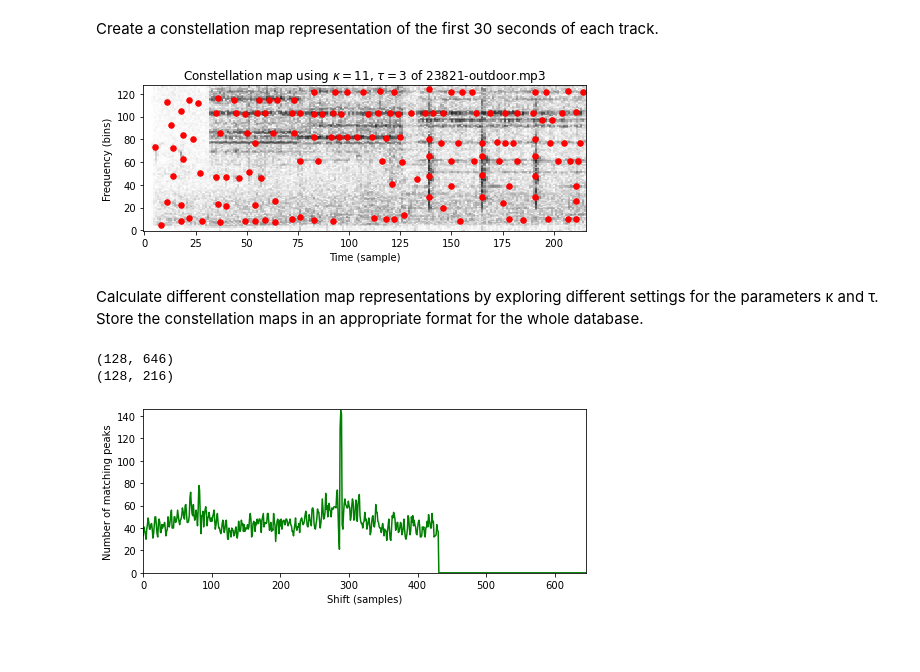
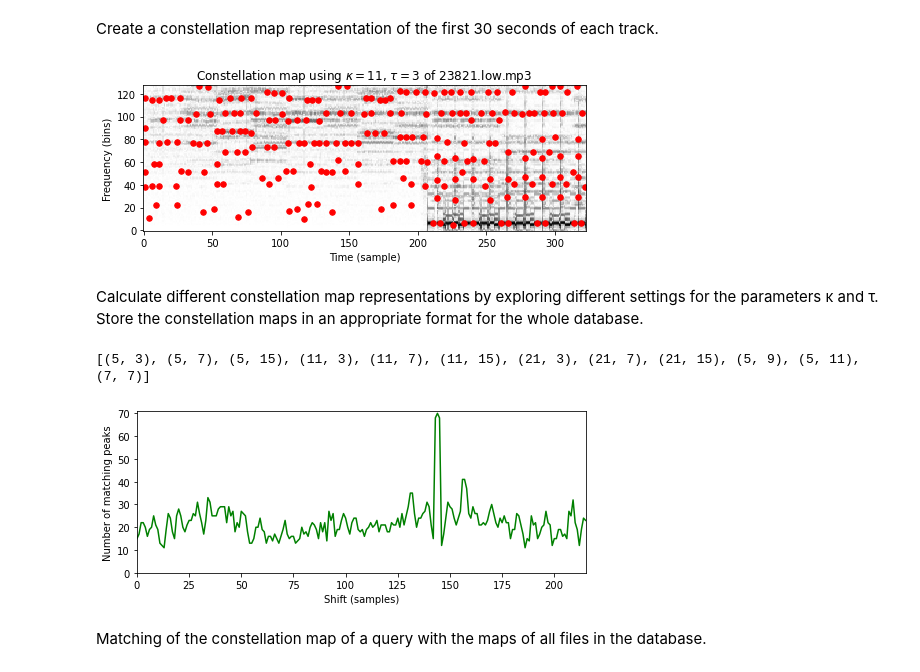
Before and after one commit to Pauhl/EIR-Exercise2, a Jupyter notebook: eir.ipynb, the cells around one changed output. Cells and saved outputs as stored; diff of their text form; code cells hidden in the pictures; blank space fills up the shorter version.

Commit message:
matching

```diff
--- a/eir.ipynb
+++ b/eir.ipynb
@@ -16,6 +16,7 @@ import libfmp.c6
 
 from pathlib import Path
 from itertools import product
+import re
 
 %matplotlib inline
 
@@ -106,7 +107,7 @@ def plot_constellation_map(Cmap, Y=None, xlim=None, ylim=None, title='',
     plt.tight_layout()
     return fig, ax, im
 
-def compute_spectrogram(fn_wav, Fs=22050, N=2048, H=1024, bin_max=128, frame_max=None, duration=10.0):
+def compute_spectrogram(fn_wav, Fs=22050, N=2048, H=1024*2, bin_max=128, frame_max=None, duration=10.0): #changed H for better performance
     x, Fs = librosa.load(fn_wav, sr=Fs, duration=duration) #changed
     x_duration = len(x) / Fs
     X = librosa.stft(x, n_fft=N, hop_length=H, win_length=N, window='hann') #changed
@@ -122,31 +123,33 @@ def compute_spectrogram(fn_wav, Fs=22050, N=2048, H=1024, bin_max=128, frame_max
 Create a constellation map representation of the first 30 seconds of each track.
 # %%
 folder_options = ["original", "coding", "noise", "mobile", "full"]
-folder_name = folder_options[3]
+folder_name = folder_options[4]
 index = 12 #0-19
 
 files = sorted((Path("data") / folder_name).iterdir())
 fn = files[index]
 duration = 30 if folder_name == "full" else 10
 
 Y = compute_spectrogram(fn, duration=duration)
 
 dist_freq = 11  # kappa: neighborhood in frequency direction
 dist_time = 3   # tau: neighborhood in time direction
 title=r'Constellation map using $\kappa=%d$, $\tau=%d$ of %s' % (dist_freq, dist_time, fn.name)
 Cmap_naive = compute_constellation_map_naive(Y, dist_freq, dist_time)
 fig, ax, im = plot_constellation_map(Cmap_naive, np.log(1 + 1 * Y),
                                      color='r', s=30, title=title)
 # %% [output]
-[figure, old version]
+[figure, new version]
 # %% [markdown]
 Calculate different constellation map representations by exploring different settings for the parameters κ and τ.
 Store the constellation maps in an appropriate format for the whole database.
 # %%
 dist_freqs = [5, 11, 21]
 dist_times = [3, 7, 15]
+extra_params = [(5, 9), (5, 11), (7, 7)]
 
-params = list(product(dist_freqs, dist_times))
+params = list(product(dist_freqs, dist_times))+extra_params
+print(params)
 
 for folder_index in range(len(folder_options)):
     files = sorted((Path("data") / folder_options[folder_index]).iterdir())
@@ -166,6 +169,8 @@ for folder_index in range(len(folder_options)):
             out = Path("maps") / f"f{dist_freq:02d}_t{ dist_time:02d}" / folder_options[folder_index]
             out.mkdir(parents=True, exist_ok=True)
             np.savez_compressed(out / f"{fn.stem}.npz", coords=coords, shape=shape)
+# %% [output]
+[(5, 3), (5, 7), (5, 15), (11, 3), (11, 7), (11, 15), (21, 3), (21, 7), (21, 15), (5, 9), (5, 11), (7, 7)]
 # %%
 def match_binary_matrices_tol(C_ref, C_est, tol_freq=0, tol_time=0):
     """| Compare binary matrices with tolerance
@@ -235,21 +241,33 @@ def compute_matching_function(C_D, C_Q, tol_freq=1, tol_time=1):
     N = C_Q.shape[1]
     M = L - N
     assert M >= 0, "Query must be shorter than document"
-    Delta = np.zeros(L)
+    Delta = np.zeros(M+1) #shorter for better performance
     for m in range(M + 1):
         C_D_crop = C_D[:, m:m+N]
         TP, FN, FP, C_AND = match_binary_matrices_tol(C_D_crop, C_Q,
                                                       tol_freq=tol_freq, tol_time=tol_time)
         Delta[m] = TP #Angabe:  however, precision, recall, or F measure could be chosen, too
+
+        den = TP + FP
+        precision = TP / den if den != 0 else 0
+        #Delta[m] = precision
+
+        den = TP + FN
+        recall = TP / den if den != 0 else 0
+        #Delta[m] = recall
+
+        den = precision + recall
+        #Delta[m] = (2 * precision * recall / den) if den != 0 else 0 # F measure
+
+
     shift_max = np.argmax(Delta)
     return Delta, shift_max
 
 
-map1 = getMap(0, 4, 12)
-map2 = getMap(0, 3, 12)
+map1, num1 = getMap(0, 4, 12)
+map2, num2 = getMap(0, 3, 12)
 
-print(map1.shape)
-print(map2.shape)
+
 
 
 Delta, shift_max = compute_matching_function(map1, map2)
@@ -258,6 +276,6 @@ fig, ax, line = libfmp.b.plot_signal(Delta, ylim=[0, y_max], color='g',
                                      xlabel='Shift (samples)', ylabel='Number of matching peaks',
                                      figsize=(7, 3))
 # %% [output]
-(128, 646)
-(128, 216)
-[figure, old version]
+[figure, new version]
+# %% [markdown]
+Matching of the constellation map of a query with the maps of all files in the database.
```
Also changed, not shown: parts of 2 cells of this notebook.
